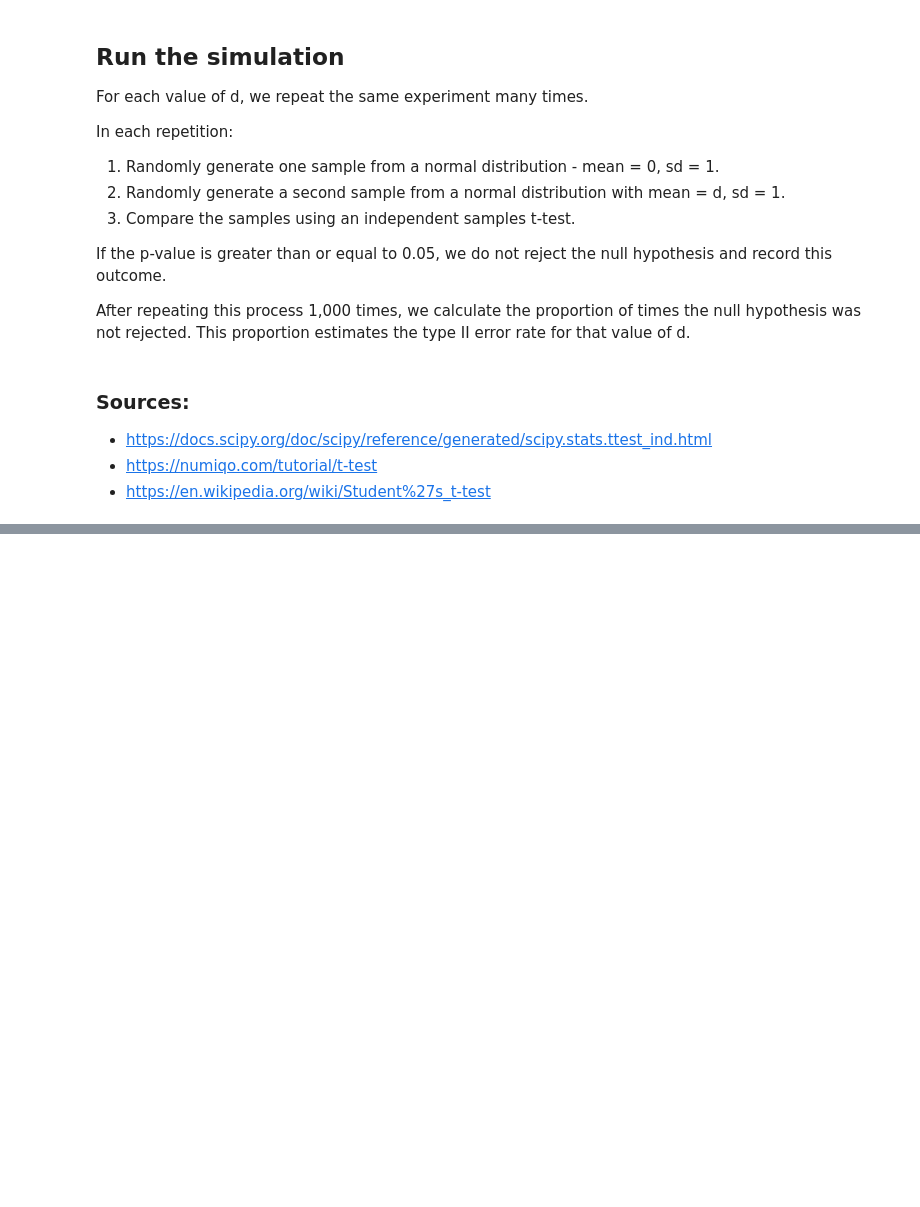
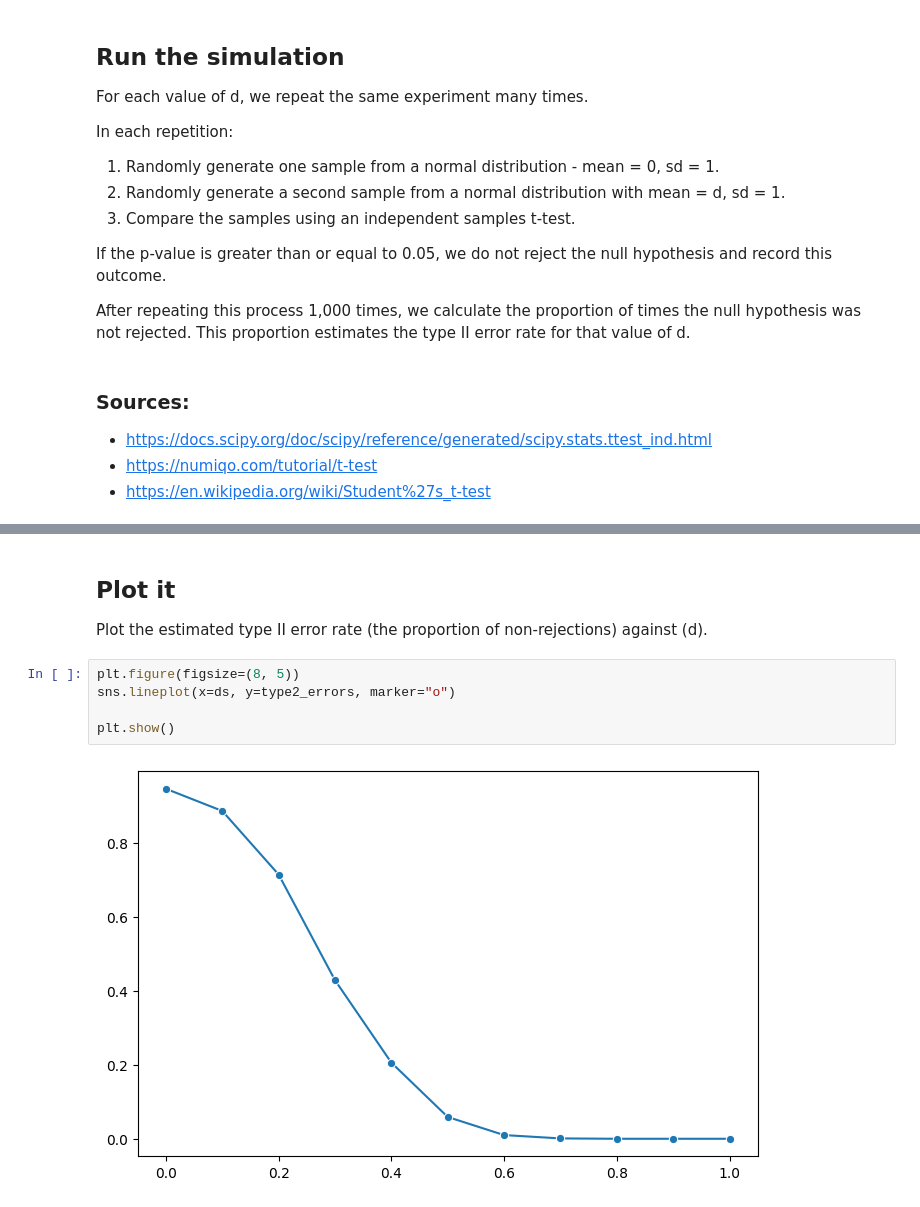
Before and after one commit to aoifeflav/applied_statistics, a Jupyter notebook: problems.ipynb, the cells around one changed output, grey strips where cells are left out. Saved outputs shown, nothing was run; the diff lists cells and outputs as text; blank space fills up the shorter version.

Commit message:
P3 lineplot added

```diff
--- a/problems.ipynb
+++ b/problems.ipynb
@@ -438,0 +441,11 @@ type2_errors
+# %% [markdown]
+## Plot it
+
+Plot the estimated type II error rate (the proportion of non-rejections) against \(d\).
+# %%
+plt.figure(figsize=(8, 5))
+sns.lineplot(x=ds, y=type2_errors, marker="o")
+
+plt.show()
+# %% [output]
+[figure, added]
```
Also changed, not shown: parts of 5 cells of this notebook.
